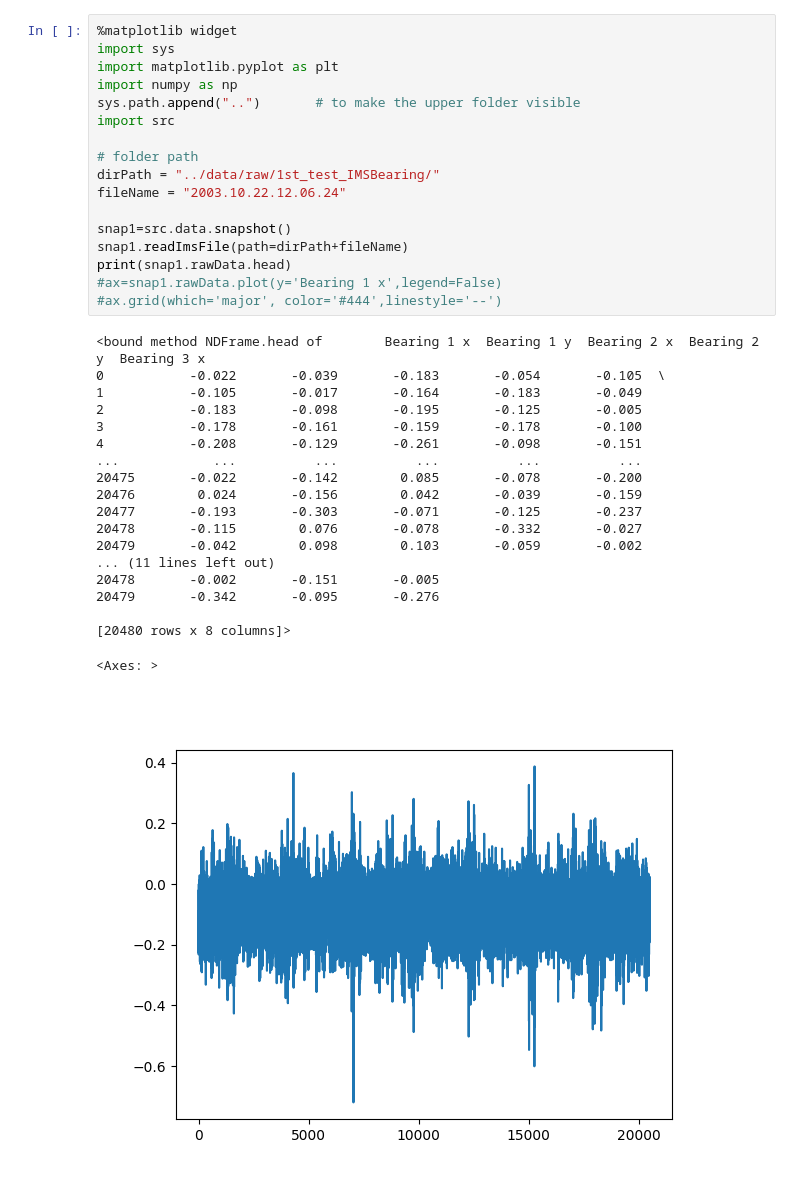
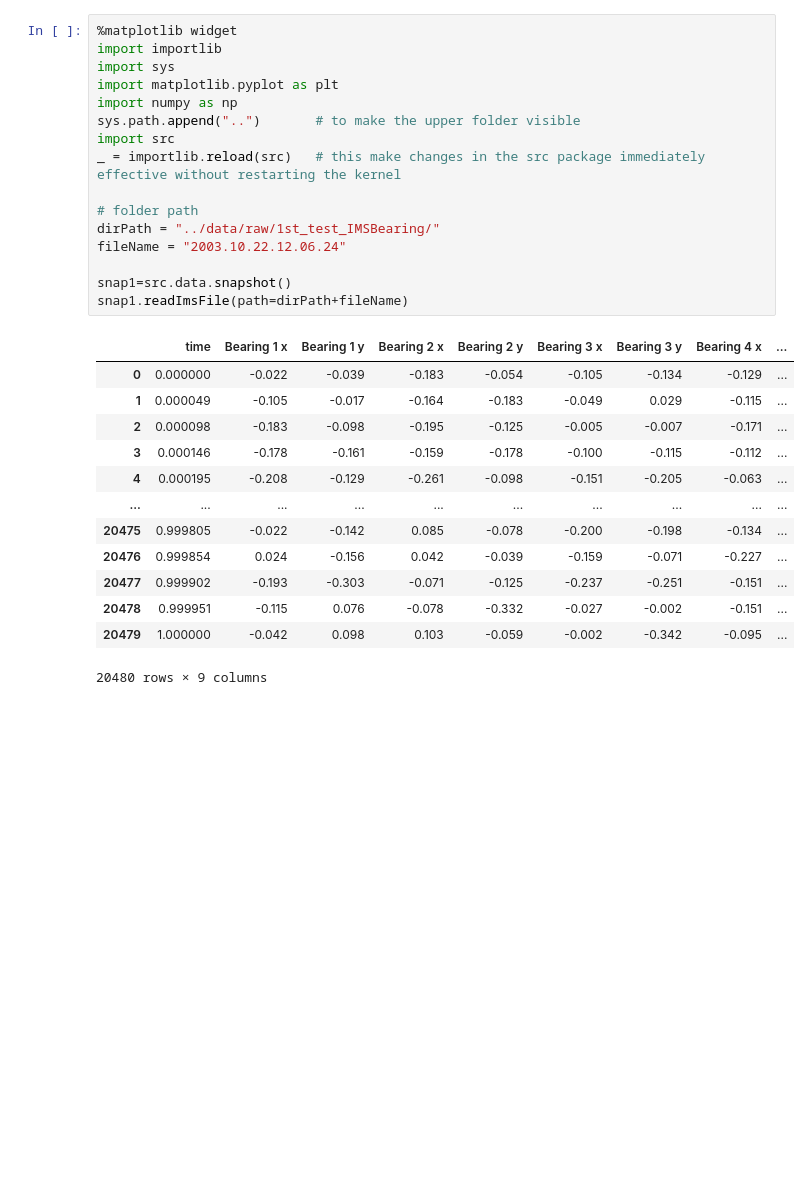
Before and after one commit to arielpriarone/Thesis, a Jupyter notebook: notebooks/001-test-ims-data.ipynb, the cells around one changed output. Saved outputs shown, nothing was run; the diff lists cells and outputs as text; blank space fills up the shorter version.

Commit message:
solved the problem of restarting the kernel every change in src

```diff
--- a/notebooks/001-test-ims-data.ipynb
+++ b/notebooks/001-test-ims-data.ipynb
@@ -1,37 +1,30 @@
 # %%
 %matplotlib widget
+import importlib
 import sys
 import matplotlib.pyplot as plt
 import numpy as np
 sys.path.append("..")       # to make the upper folder visible
 import src
+_ = importlib.reload(src)   # this make changes in the src package immediately effective without restarting the kernel
 
 # folder path
 dirPath = "../data/raw/1st_test_IMSBearing/"
 fileName = "2003.10.22.12.06.24"
 
 snap1=src.data.snapshot()
 snap1.readImsFile(path=dirPath+fileName)
-print(snap1.rawData.head)
-#ax=snap1.rawData.plot(y='Bearing 1 x',legend=False)
-#ax.grid(which='major', color='#444',linestyle='--')
 # %% [output]
+|  | time | Bearing 1 x | Bearing 1 y | Bearing 2 x | Bearing 2 y | Bearing 3 x | Bearing 3 y | Bearing 4 x | ... |
+| 0 | 0.000000 | -0.022 | -0.039 | -0.183 | -0.054 | -0.105 | -0.134 | -0.129 | ... |
+| 1 | 0.000049 | -0.105 | -0.017 | -0.164 | -0.183 | -0.049 | 0.029 | -0.115 | ... |
+| 2 | 0.000098 | -0.183 | -0.098 | -0.195 | -0.125 | -0.005 | -0.007 | -0.171 | ... |
+| 3 | 0.000146 | -0.178 | -0.161 | -0.159 | -0.178 | -0.100 | -0.115 | -0.112 | ... |
+| 4 | 0.000195 | -0.208 | -0.129 | -0.261 | -0.098 | -0.151 | -0.205 | -0.063 | ... |
+| ... | ... | ... | ... | ... | ... | ... | ... | ... | ... |
+| 20475 | 0.999805 | -0.022 | -0.142 | 0.085 | -0.078 | -0.200 | -0.198 | -0.134 | ... |
+| 20476 | 0.999854 | 0.024 | -0.156 | 0.042 | -0.039 | -0.159 | -0.071 | -0.227 | ... |
+| 20477 | 0.999902 | -0.193 | -0.303 | -0.071 | -0.125 | -0.237 | -0.251 | -0.151 | ... |
+| 20478 | 0.999951 | -0.115 | 0.076 | -0.078 | -0.332 | -0.027 | -0.002 | -0.151 | ... |
+| 20479 | 1.000000 | -0.042 | 0.098 | 0.103 | -0.059 | -0.002 | -0.342 | -0.095 | ... |
-<bound method NDFrame.head of        Bearing 1 x  Bearing 1 y  Bearing 2 x  Bearing 2 y  Bearing 3 x
-0           -0.022       -0.039       -0.183       -0.054       -0.105  \
-1           -0.105       -0.017       -0.164       -0.183       -0.049
-2           -0.183       -0.098       -0.195       -0.125       -0.005
-3           -0.178       -0.161       -0.159       -0.178       -0.100
-4           -0.208       -0.129       -0.261       -0.098       -0.151
-...            ...          ...          ...          ...          ...
-20475       -0.022       -0.142        0.085       -0.078       -0.200
-20476        0.024       -0.156        0.042       -0.039       -0.159
-20477       -0.193       -0.303       -0.071       -0.125       -0.237
-20478       -0.115        0.076       -0.078       -0.332       -0.027
-20479       -0.042        0.098        0.103       -0.059       -0.002
-... (11 lines left out)
-20478       -0.002       -0.151       -0.005
-20479       -0.342       -0.095       -0.276
-
-[20480 rows x 8 columns]>
+20480 rows × 9 columns
-<Axes: >
-[figure, removed]
```
Also changed, not shown: parts of 2 cells of this notebook, 1 other file.
